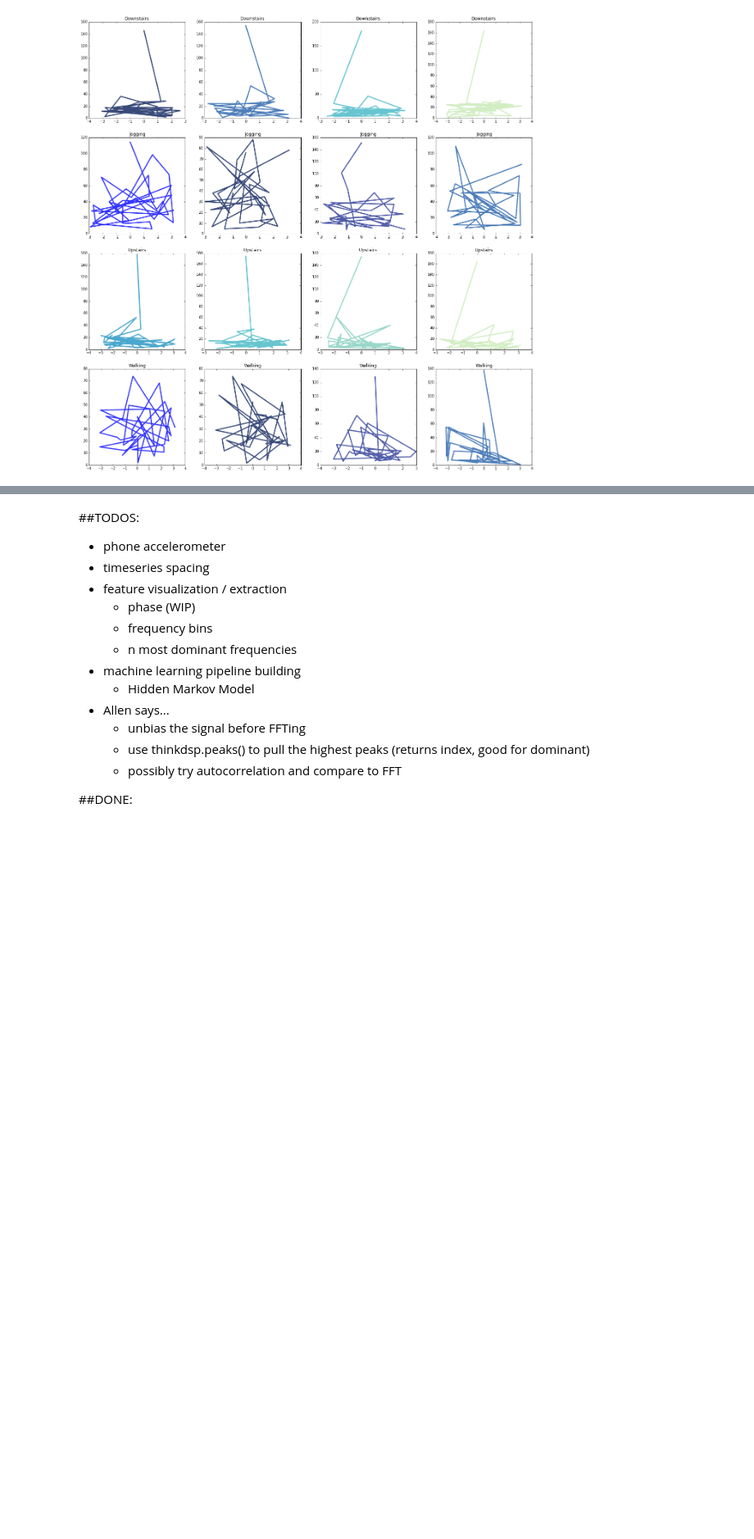
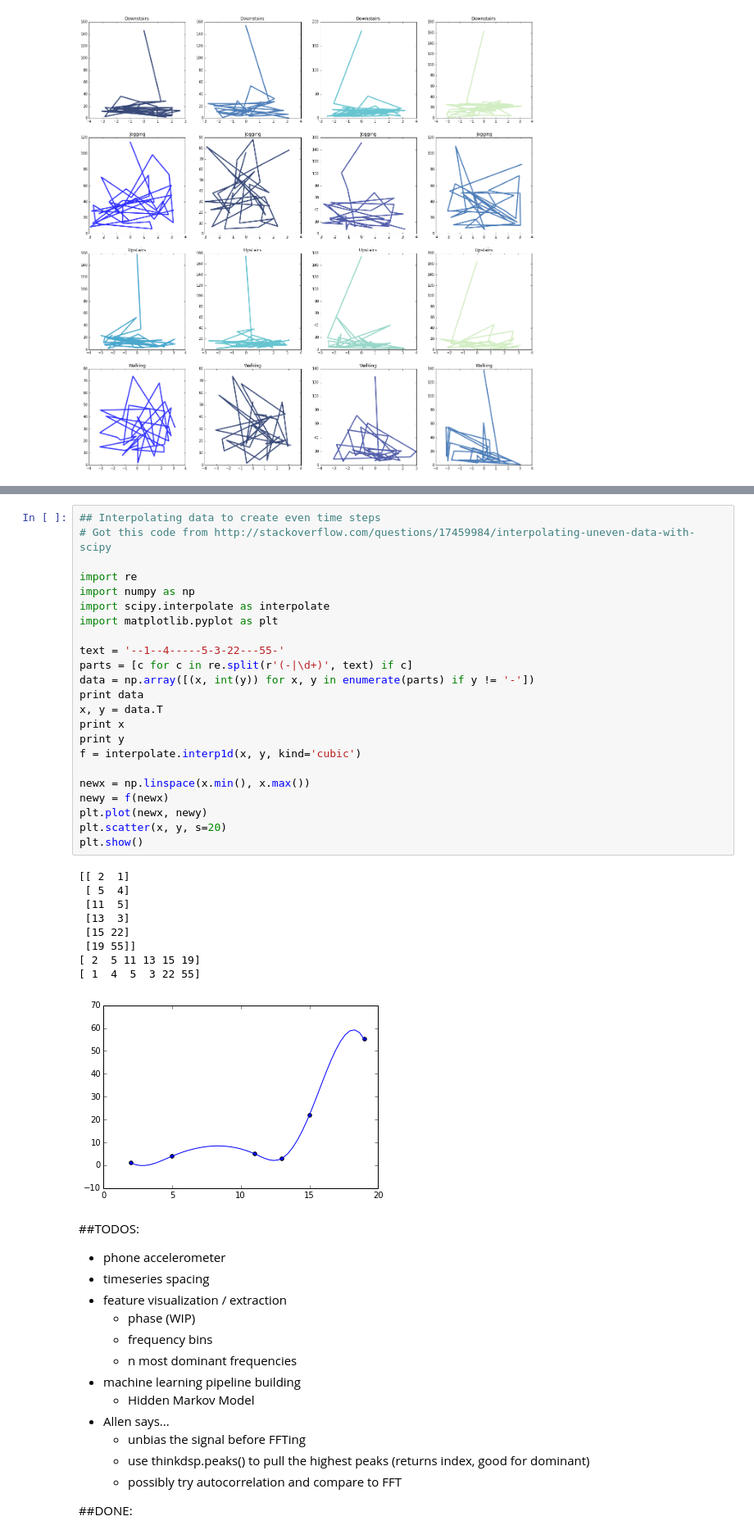
Before and after one commit to jenwei/accelerometer-interpreter, a Jupyter notebook: explore-meg.ipynb, the cells around one changed output, grey strips where cells are left out. Shown at 82% size. Cells and saved outputs as stored; diff of their text form; blank space fills up the shorter version.

```diff
--- a/explore-meg.ipynb
+++ b/explore-meg.ipynb
@@ -243,3 +266,36 @@ for plotnum, (g, gdb) in enumerate(db.groupby('activity')):
+# %%
+## Interpolating data to create even time steps
+# Got this code from http://stackoverflow.com/questions/17459984/interpolating-uneven-data-with-scipy
+
+import re
+import numpy as np
+import scipy.interpolate as interpolate
+import matplotlib.pyplot as plt
+
+text = '--1--4-----5-3-22---55-'
+parts = [c for c in re.split(r'(-|\d+)', text) if c]
+data = np.array([(x, int(y)) for x, y in enumerate(parts) if y != '-'])
+print data
+x, y = data.T
+print x
+print y
+f = interpolate.interp1d(x, y, kind='cubic')
+
+newx = np.linspace(x.min(), x.max())
+newy = f(newx)
+plt.plot(newx, newy)
+plt.scatter(x, y, s=20)
+plt.show()
+# %% [output]
+[[ 2  1]
+ [ 5  4]
+ [11  5]
+ [13  3]
+ [15 22]
+ [19 55]]
+[ 2  5 11 13 15 19]
+[ 1  4  5  3 22 55]
+[figure, added]
 # %% [markdown]
 ##TODOS:
 
```
Also changed, not shown: parts of 2 cells of this notebook.
